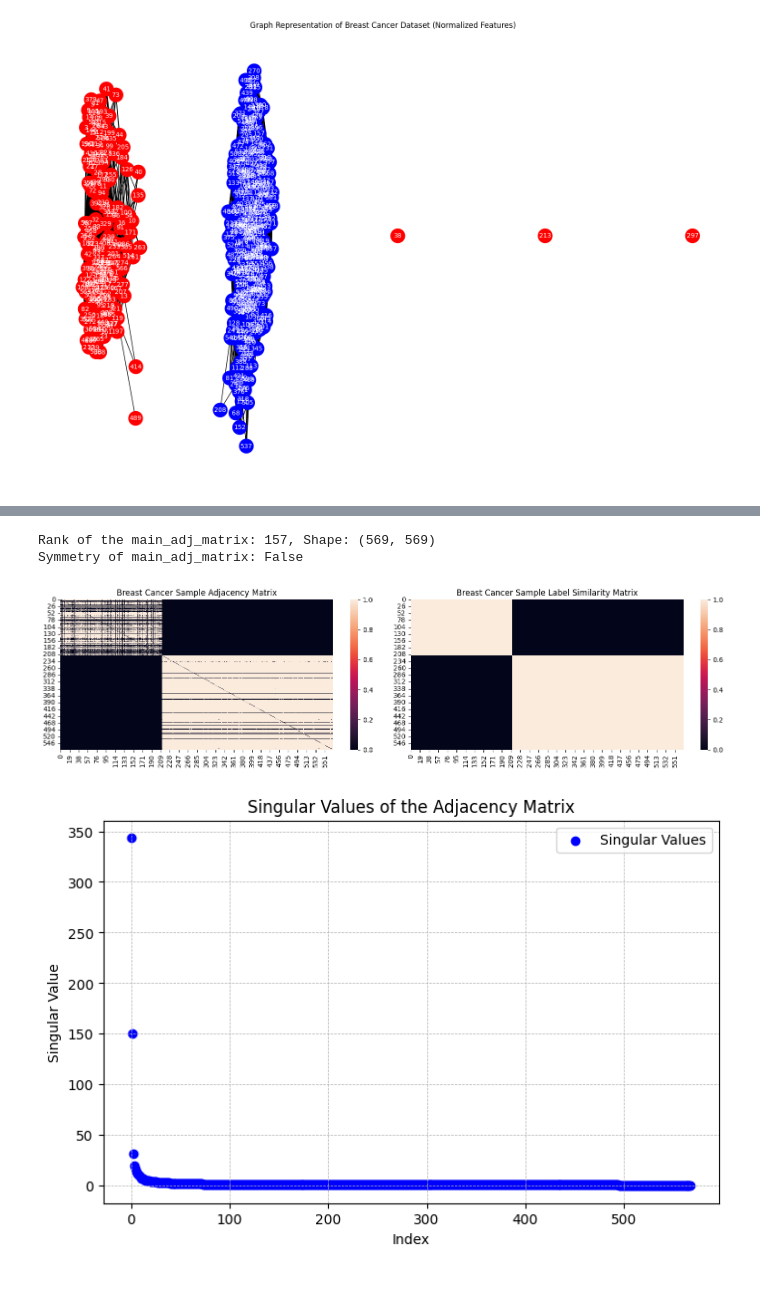
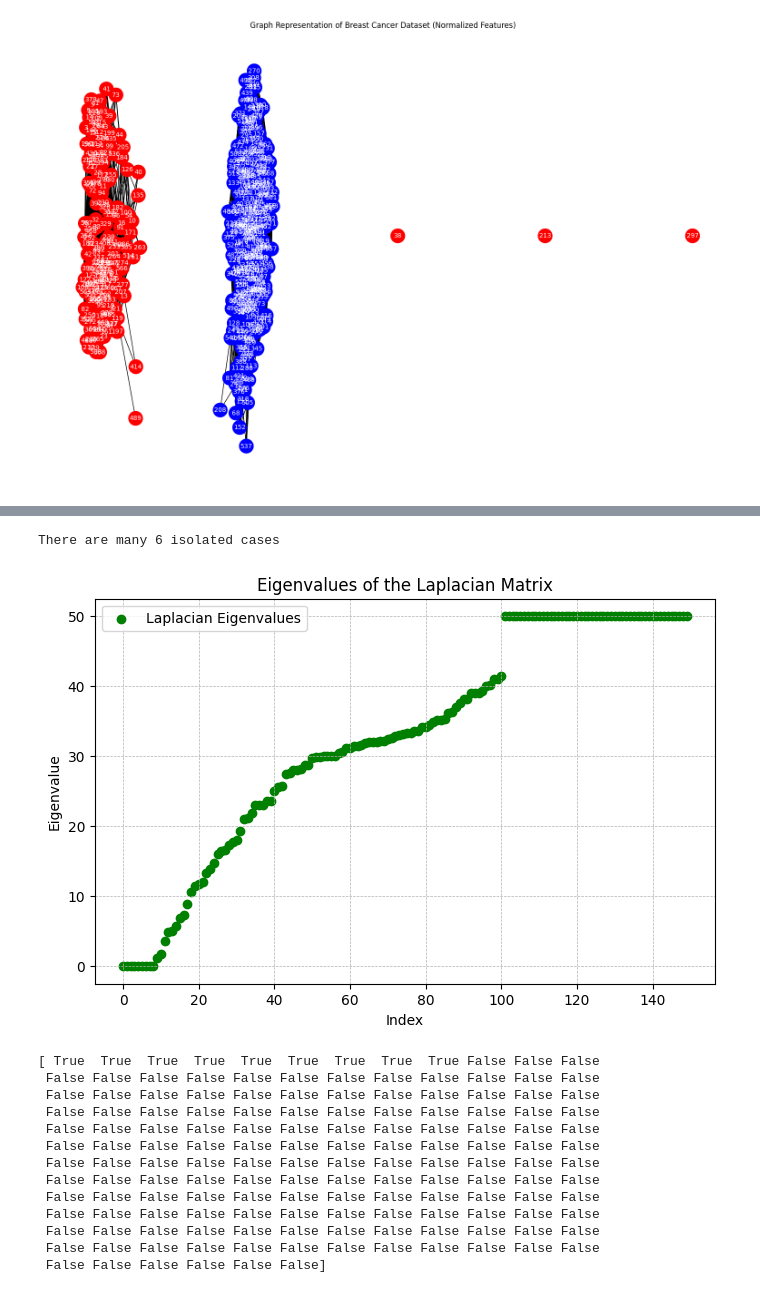
Before and after one commit to alibagheribardi/Erdos_Project, a Jupyter notebook: Iris_Graph_ID.ipynb, the cells around one changed output, grey strips where cells are left out. Cells and saved outputs as stored; diff of their text form; code cells hidden in the pictures.

```diff
--- a/Iris_Graph_ID.ipynb
+++ b/Iris_Graph_ID.ipynb
@@ -378,43 +402,39 @@ plt.show()
-# %%
-from sklearn.datasets import load_breast_cancer
-import numpy as np
-import pandas as pd
-import seaborn as sns
-import matplotlib.pyplot as plt
-
-# Example usage with Breast Cancer dataset
-breast_cancer = load_breast_cancer()
-df = pd.DataFrame(breast_cancer.data, columns=breast_cancer.feature_names)
-df['target'] = breast_cancer.target  # Add target column
-
-df, main_adj_matrix, modified_label_matrix = process_data(df)
-
-# Plot adjacency matrices
-fig, ax = plt.subplots(1, 2, figsize=(15, 4))
-
-sns.heatmap(main_adj_matrix, cbar=True, ax=ax[0])
-ax[0].set_title("Breast Cancer Sample Adjacency Matrix")
-
-sns.heatmap(modified_label_matrix, cbar=True, ax=ax[1])
-ax[1].set_title("Breast Cancer Sample Label Similarity Matrix")
-
-plt.tight_layout()
-plt.show()
-# %% [output]
-Rank of the main_adj_matrix: 157, Shape: (569, 569)
-Symmetry of main_adj_matrix: False
-[figure, removed]
 # %%
-_, sigma, _ = np.linalg.svd(main_adj_matrix)
+isolated_cases = [row for row in sym_main_adj_matrix if np.sum(row==1)==0]
+print(f'There are many {len(isolated_cases)} isolated cases')
 
-# Plot singular values
+
+# Compute the Laplacian matrix
+degree_matrix = np.diag(np.sum(sym_main_adj_matrix, axis=1))
+laplacian_matrix = degree_matrix - sym_main_adj_matrix
+
+# Compute eigenvalues of the Laplacian matrix
+eigenvals = np.linalg.eigvalsh(laplacian_matrix)
+
+# Plot eigenvalues of the Laplacian matrix
 plt.figure(figsize=(8, 5))
-plt.scatter(np.arange(len(sigma)), sigma, color='b', label='Singular Values')
+plt.scatter(np.arange(len(eigenvals)), eigenvals, color='g', label='Laplacian Eigenvalues')
 plt.xlabel("Index")
-plt.ylabel("Singular Value")
-plt.title("Singular Values of the Adjacency Matrix")
+plt.ylabel("Eigenvalue")
+plt.title("Eigenvalues of the Laplacian Matrix")
 plt.legend()
 plt.grid(True, which="both", linestyle="--", linewidth=0.5)
 plt.show()
+
+print(np.round(eigenvals,2)==0)
 # %% [output]
+There are many 6 isolated cases
-[figure, old version]
+[figure, new version]
+[ True  True  True  True  True  True  True  True  True False False False
+ False False False False False False False False False False False False
+ False False False False False False False False False False False False
+ False False False False False False False False False False False False
+ False False False False False False False False False False False False
+ False False False False False False False False False False False False
+ False False False False False False False False False False False False
+ False False False False False False False False False False False False
+ False False False False False False False False False False False False
+ False False False False False False False False False False False False
+ False False False False False False False False False False False False
+ False False False False False False False False False False False False
+ False False False False False False]
```
Also changed, not shown: parts of 5 cells of this notebook.
